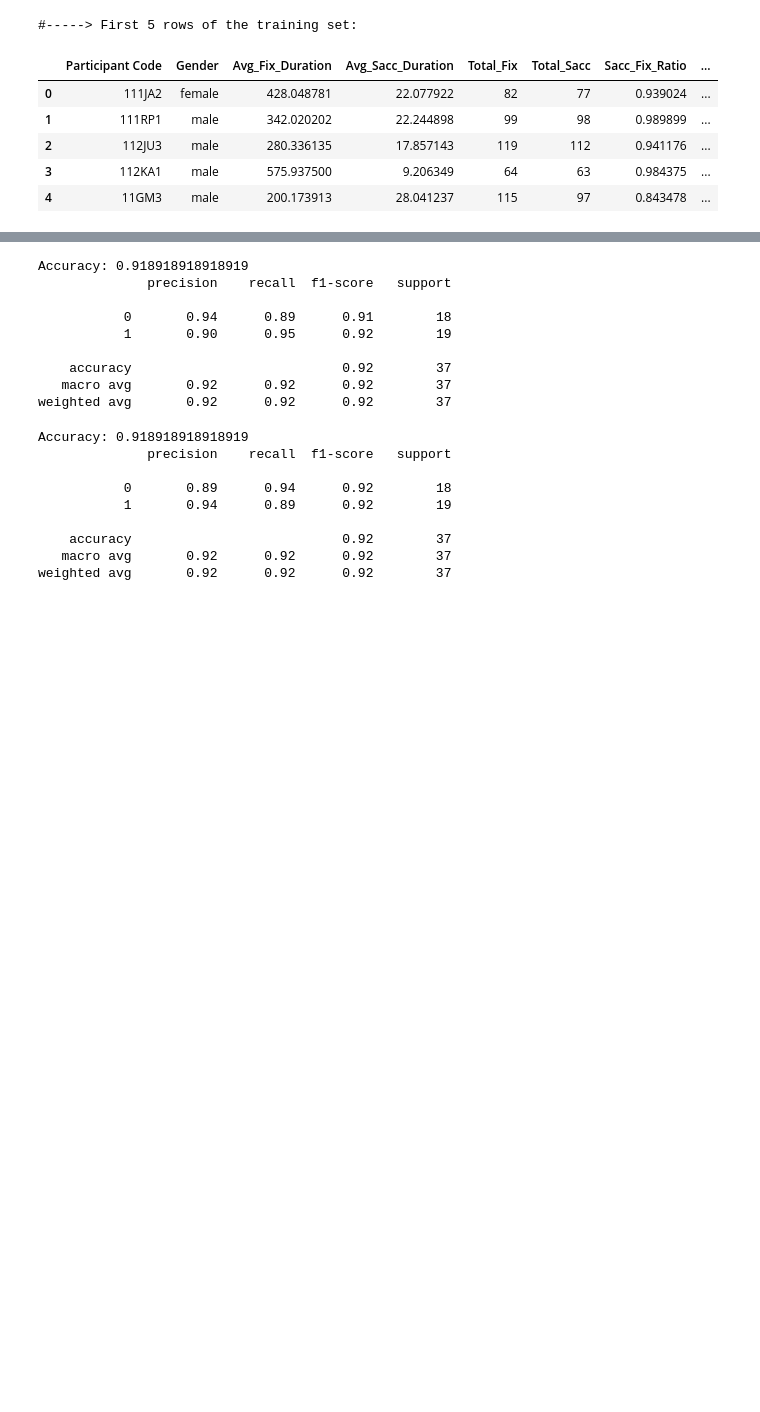
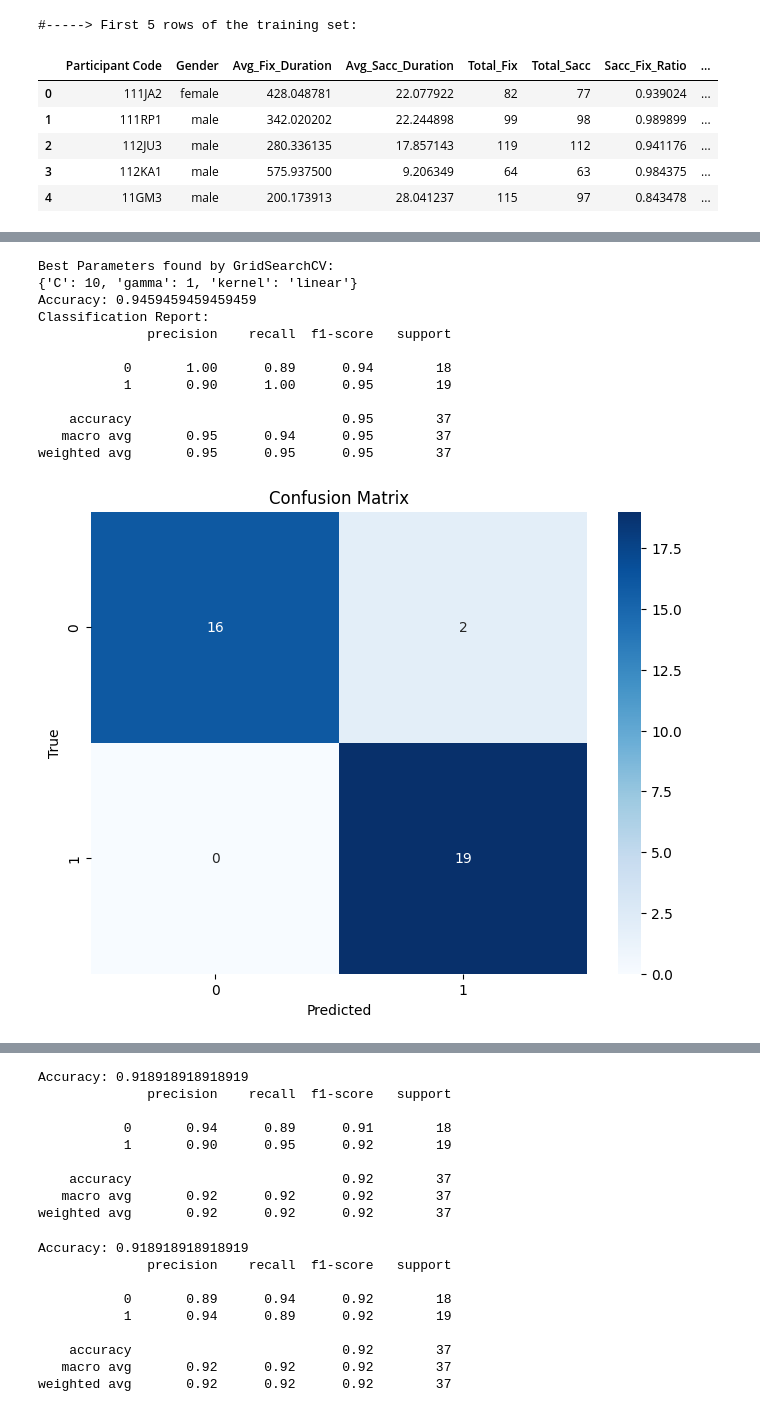
Before and after one commit to Salmaelkatib/DyslexiaProject, a Jupyter notebook: eyeTracking/ml_model/eyetracking_model.ipynb, the cells around one changed output, grey strips where cells are left out. Drawn from its saved outputs; the diff is of its cells as text; code cells hidden in the pictures; blank space fills up the shorter version.

Commit message:
eyetracking model updated

```diff
--- a/eyeTracking/ml_model/eyetracking_model.ipynb
+++ b/eyeTracking/ml_model/eyetracking_model.ipynb
@@ -70,14 +41,0 @@ weighted avg       0.86      0.84      0.84        37
-# %%
-svm_model_linear = SVC(kernel='linear', gamma='scale')  # Linear kernel
-svm_model_linear.fit(X_train, y_train)
-
-# Predict on the test data
-y_pred_linear = svm_model_linear.predict(X_test)
-
-# Evaluate the model
-accuracy_linear = accuracy_score(y_test, y_pred_linear)
-print(f"Accuracy (Linear Kernel): {accuracy_linear}")
-
-# Classification report
-print("Classification Report (Linear Kernel):")
-print(classification_report(y_test, y_pred_linear))
@@ -138,0 +42,50 @@ Parameters: { "silent" } are not used.
+# %%
+# Define the parameter grid for GridSearchCV
+param_grid = {
+    'C': [0.1, 1, 10, 100],
+    'gamma': [1, 0.1, 0.01, 0.001],
+    'kernel': ['rbf', 'linear', 'sigmoid', 'poly']
+}
+
+# Initialize and fit the GridSearchCV
+grid = GridSearchCV(SVC(), param_grid, refit=True, cv=5)
+grid.fit(X_train, y_train)
+
+# Print the best parameters found by GridSearchCV
+print("Best Parameters found by GridSearchCV:")
+print(grid.best_params_)
+
+# Make predictions on the test set
+y_pred = grid.predict(X_test)
+
+accuracy = accuracy_score(y_test, y_pred)
+print(f"Accuracy: {accuracy}")
+
+# Print the classification report
+print("Classification Report:")
+print(classification_report(y_test, y_pred))
+
+# Compute the confusion matrix
+cm = confusion_matrix(y_test, y_pred)
+
+# Display the confusion matrix
+plt.figure(figsize=(8, 6))
+sns.heatmap(cm, annot=True, fmt="d", cmap="Blues", xticklabels=np.unique(y_test), yticklabels=np.unique(y_test))
+plt.xlabel('Predicted')
+plt.ylabel('True')
+plt.title('Confusion Matrix')
+plt.show()
+# %% [output]
+Best Parameters found by GridSearchCV:
+{'C': 10, 'gamma': 1, 'kernel': 'linear'}
+Accuracy: 0.9459459459459459
+Classification Report:
+              precision    recall  f1-score   support
+
+           0       1.00      0.89      0.94        18
+           1       0.90      1.00      0.95        19
+
+    accuracy                           0.95        37
+   macro avg       0.95      0.94      0.95        37
+weighted avg       0.95      0.95      0.95        37
+[figure, added]
```
Also changed, not shown: parts of 12 cells of this notebook, 2 other files.
